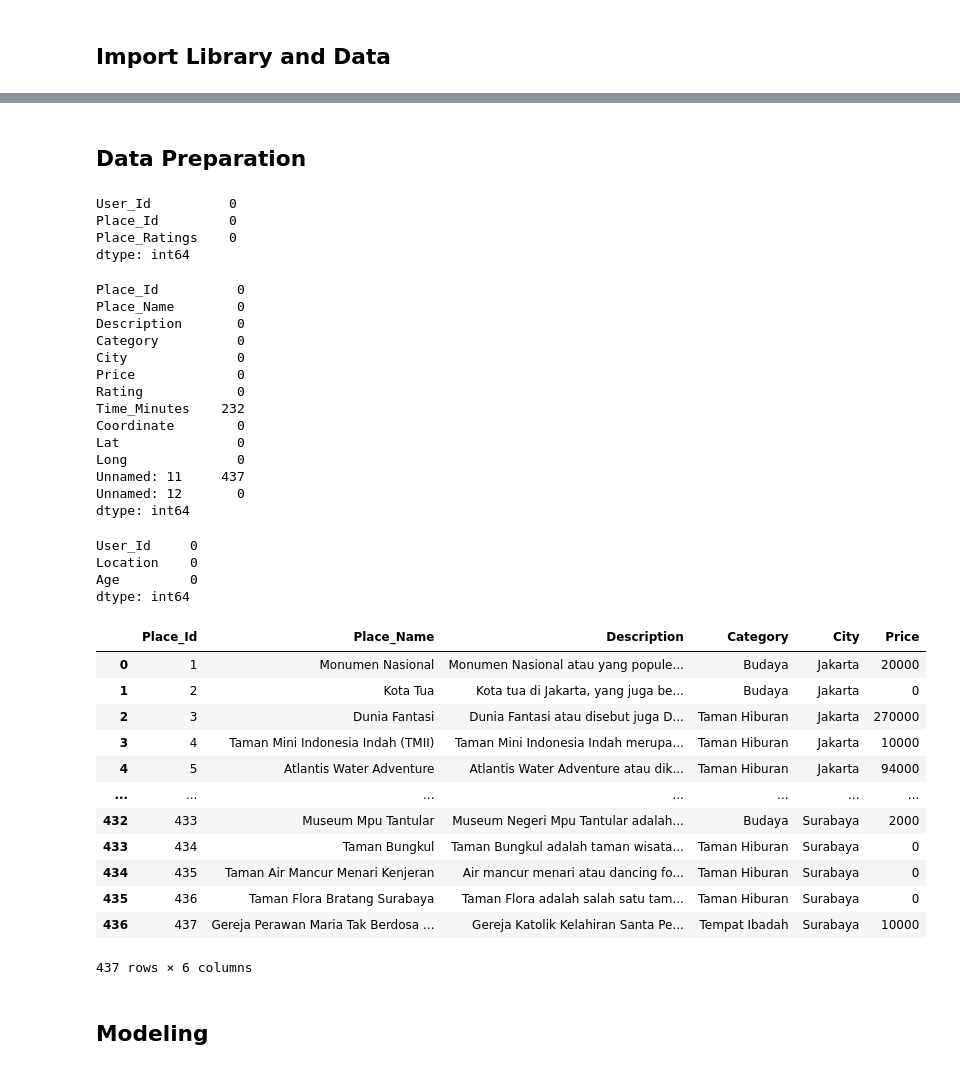
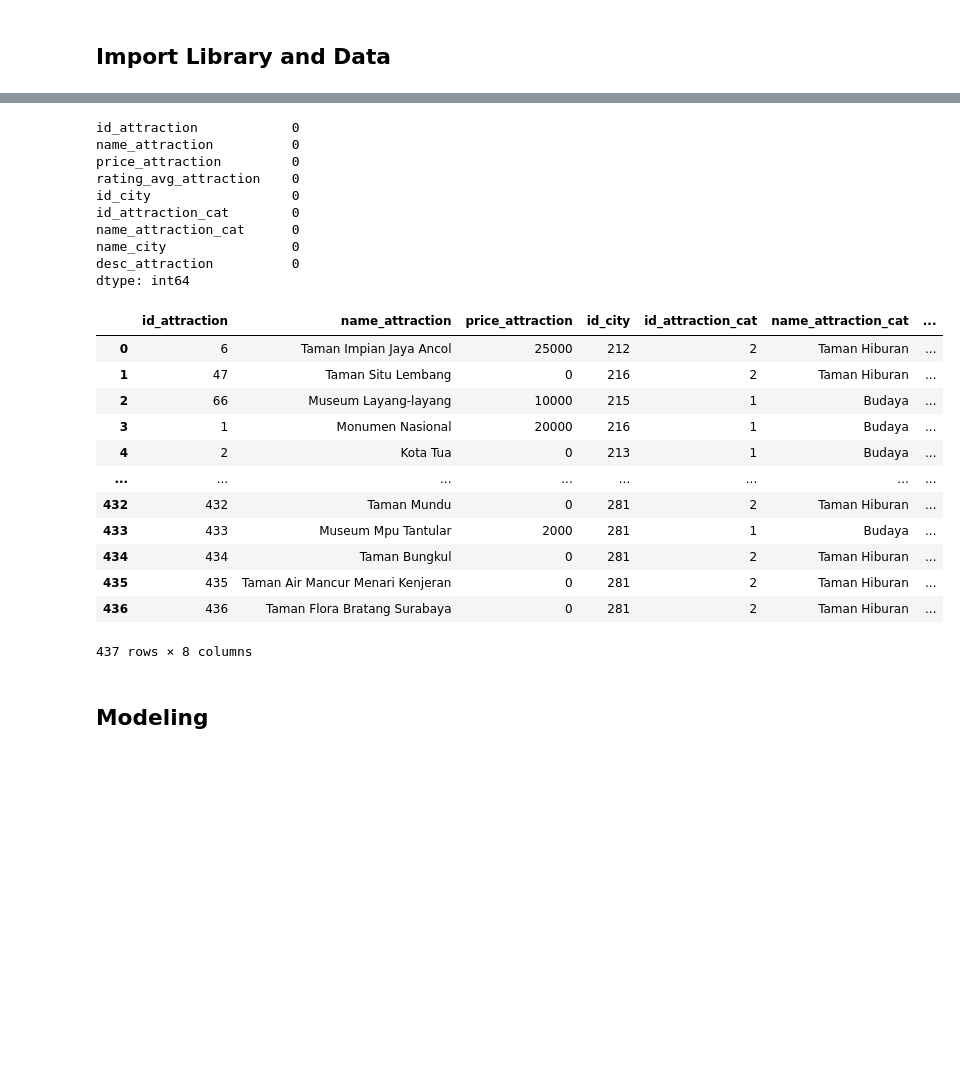
Before and after one commit to Exploreka/Machine-Learning, a Jupyter notebook: Notebook/RecommenderNet_Collaborative_Filtering.ipynb, the cells around one changed output, grey strips where cells are left out. Cells and saved outputs as stored; diff of their text form; code cells hidden in the pictures; blank space fills up the shorter version.

```diff
--- a/Notebook/RecommenderNet_Collaborative_Filtering.ipynb
+++ b/Notebook/RecommenderNet_Collaborative_Filtering.ipynb
@@ -11,5 +11,4 @@ from tensorflow.keras import layers
 from sklearn.model_selection import train_test_split
 # %%
 tourism_rating = pd.read_csv('tourism_rating.csv')
-tourism_with_id = pd.read_csv('tourism_with_id.csv')
-user = pd.read_csv('user.csv')
+tourism_with_id = pd.read_csv('tourism_with_id2.csv')
@@ -43,50 +26,30 @@ user.head()
-# %% [markdown]
-## Data Preparation
-# %%
-tourism_rating.isna().sum()
-# %% [output]
-User_Id          0
-Place_Id         0
-Place_Ratings    0
-dtype: int64
 # %%
 tourism_with_id.isna().sum()
 # %% [output]
-Place_Id          0
-Place_Name        0
-Description       0
-Category          0
-City              0
-Price             0
-Rating            0
-Time_Minutes    232
-Coordinate        0
-Lat               0
-Long              0
-Unnamed: 11     437
-Unnamed: 12       0
+id_attraction            0
+name_attraction          0
+price_attraction         0
+rating_avg_attraction    0
+id_city                  0
+id_attraction_cat        0
+name_attraction_cat      0
+name_city                0
+desc_attraction          0
 dtype: int64
-# %%
-user.isna().sum()
-# %% [output]
-User_Id     0
-Location    0
-Age         0
-dtype: int64
 # %%
-tourism_with_id.drop(['Rating','Time_Minutes','Coordinate','Lat','Long','Unnamed: 11','Unnamed: 12'],axis=1,inplace=True)
+tourism_with_id.drop(['rating_avg_attraction'],axis=1,inplace=True)
 tourism_with_id
 # %% [output]
-|  | Place_Id | Place_Name | Description | Category | City | Price |
-| 0 | 1 | Monumen Nasional | Monumen Nasional atau yang popule... | Budaya | Jakarta | 20000 |
-| 1 | 2 | Kota Tua | Kota tua di Jakarta, yang juga be... | Budaya | Jakarta | 0 |
-| 2 | 3 | Dunia Fantasi | Dunia Fantasi atau disebut juga D... | Taman Hiburan | Jakarta | 270000 |
-| 3 | 4 | Taman Mini Indonesia Indah (TMII) | Taman Mini Indonesia Indah merupa... | Taman Hiburan | Jakarta | 10000 |
-| 4 | 5 | Atlantis Water Adventure | Atlantis Water Adventure atau dik... | Taman Hiburan | Jakarta | 94000 |
-| ... | ... | ... | ... | ... | ... | ... |
-| 432 | 433 | Museum Mpu Tantular | Museum Negeri Mpu Tantular adalah... | Budaya | Surabaya | 2000 |
-| 433 | 434 | Taman Bungkul | Taman Bungkul adalah taman wisata... | Taman Hiburan | Surabaya | 0 |
-| 434 | 435 | Taman Air Mancur Menari Kenjeran | Air mancur menari atau dancing fo... | Taman Hiburan | Surabaya | 0 |
-| 435 | 436 | Taman Flora Bratang Surabaya | Taman Flora adalah salah satu tam... | Taman Hiburan | Surabaya | 0 |
-| 436 | 437 | Gereja Perawan Maria Tak Berdosa ... | Gereja Katolik Kelahiran Santa Pe... | Tempat Ibadah | Surabaya | 10000 |
+|  | id_attraction | name_attraction | price_attraction | id_city | id_attraction_cat | name_attraction_cat | ... |
+| 0 | 6 | Taman Impian Jaya Ancol | 25000 | 212 | 2 | Taman Hiburan | ... |
+| 1 | 47 | Taman Situ Lembang | 0 | 216 | 2 | Taman Hiburan | ... |
+| 2 | 66 | Museum Layang-layang | 10000 | 215 | 1 | Budaya | ... |
+| 3 | 1 | Monumen Nasional | 20000 | 216 | 1 | Budaya | ... |
+| 4 | 2 | Kota Tua | 0 | 213 | 1 | Budaya | ... |
+| ... | ... | ... | ... | ... | ... | ... | ... |
+| 432 | 432 | Taman Mundu | 0 | 281 | 2 | Taman Hiburan | ... |
+| 433 | 433 | Museum Mpu Tantular | 2000 | 281 | 1 | Budaya | ... |
+| 434 | 434 | Taman Bungkul | 0 | 281 | 2 | Taman Hiburan | ... |
+| 435 | 435 | Taman Air Mancur Menari Kenjeran | 0 | 281 | 2 | Taman Hiburan | ... |
+| 436 | 436 | Taman Flora Bratang Surabaya | 0 | 281 | 2 | Taman Hiburan | ... |
-437 rows × 6 columns
+437 rows × 8 columns
```
Also changed, not shown: parts of 17 cells of this notebook.
